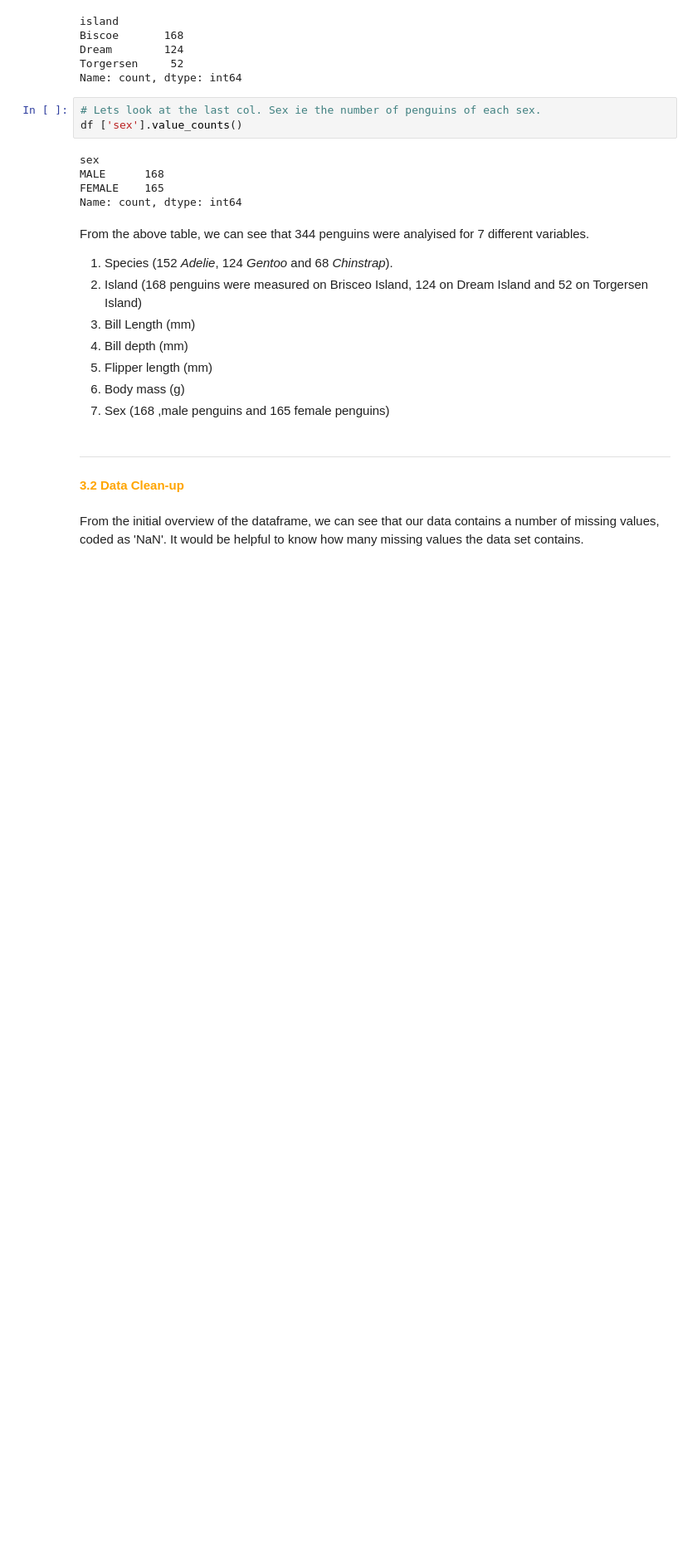
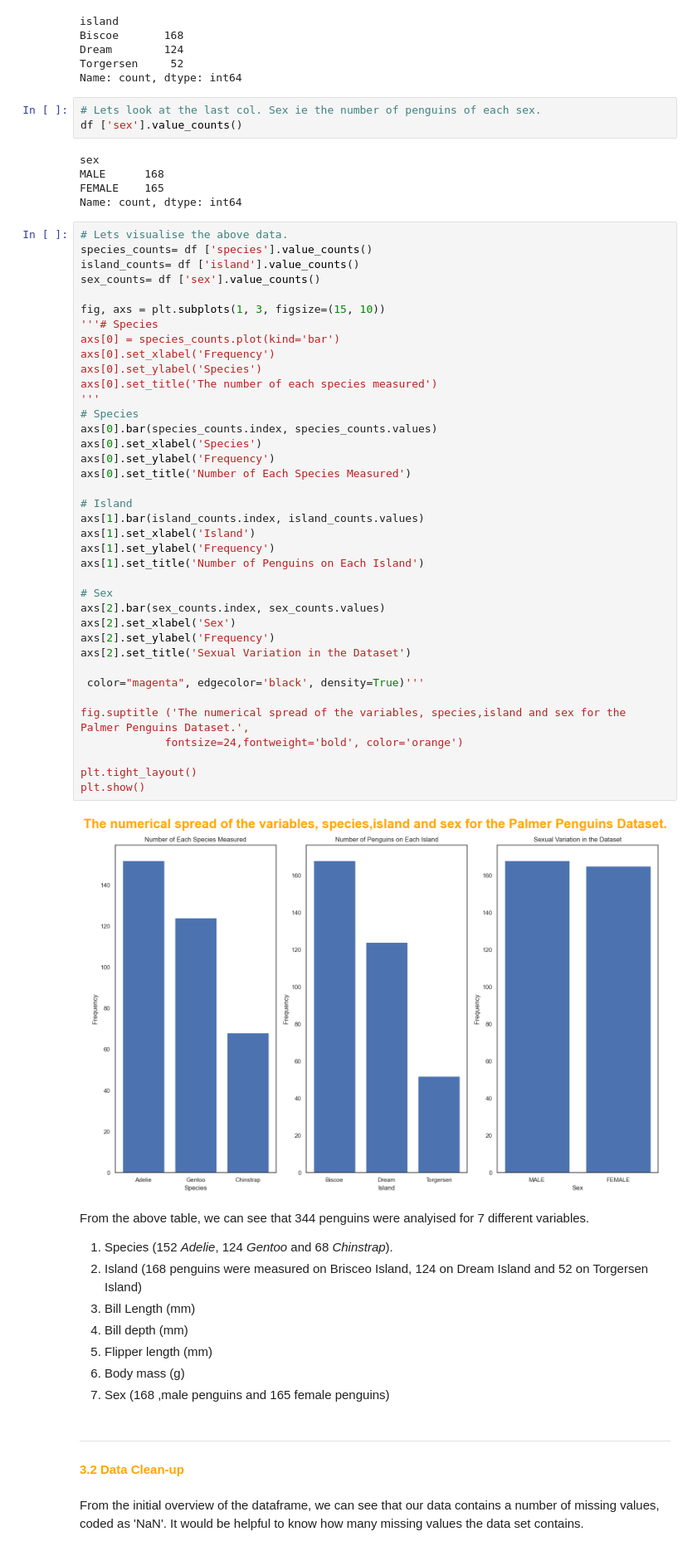
Before and after one commit to Laura6826/PofDA-mywork, a Jupyter notebook: penguins.ipynb, the cells around one changed output. Shown at 83% size. Drawn from its saved outputs; the diff is of its cells as text; blank space fills up the shorter version.

```diff
--- a/penguins.ipynb
+++ b/penguins.ipynb
@@ -132,6 +137,46 @@ sex
 MALE      168
 FEMALE    165
 Name: count, dtype: int64
+# %%
+# Lets visualise the above data.
+species_counts= df ['species'].value_counts()
+island_counts= df ['island'].value_counts()
+sex_counts= df ['sex'].value_counts()
+
+fig, axs = plt.subplots(1, 3, figsize=(15, 10))
+'''# Species
+axs[0] = species_counts.plot(kind='bar')
+axs[0].set_xlabel('Frequency')
+axs[0].set_ylabel('Species')
+axs[0].set_title('The number of each species measured')
+'''
+# Species
+axs[0].bar(species_counts.index, species_counts.values)
+axs[0].set_xlabel('Species')
+axs[0].set_ylabel('Frequency')
+axs[0].set_title('Number of Each Species Measured')
+
+# Island
+axs[1].bar(island_counts.index, island_counts.values)
+axs[1].set_xlabel('Island')
+axs[1].set_ylabel('Frequency')
+axs[1].set_title('Number of Penguins on Each Island')
+
+# Sex
+axs[2].bar(sex_counts.index, sex_counts.values)
+axs[2].set_xlabel('Sex')
+axs[2].set_ylabel('Frequency')
+axs[2].set_title('Sexual Variation in the Dataset')
+
+ color="magenta", edgecolor='black', density=True)'''
+
+fig.suptitle ('The numerical spread of the variables, species,island and sex for the Palmer Penguins Dataset.',
+             fontsize=24,fontweight='bold', color='orange')
+
+plt.tight_layout()
+plt.show()
+# %% [output]
+[figure, added]
 # %% [markdown]
 From the above table, we can see that 344 penguins were analyised for 7 different variables.
 1. Species (152 *Adelie*, 124 *Gentoo* and 68 *Chinstrap*).
```
Also changed, not shown: parts of 2 cells of this notebook.
